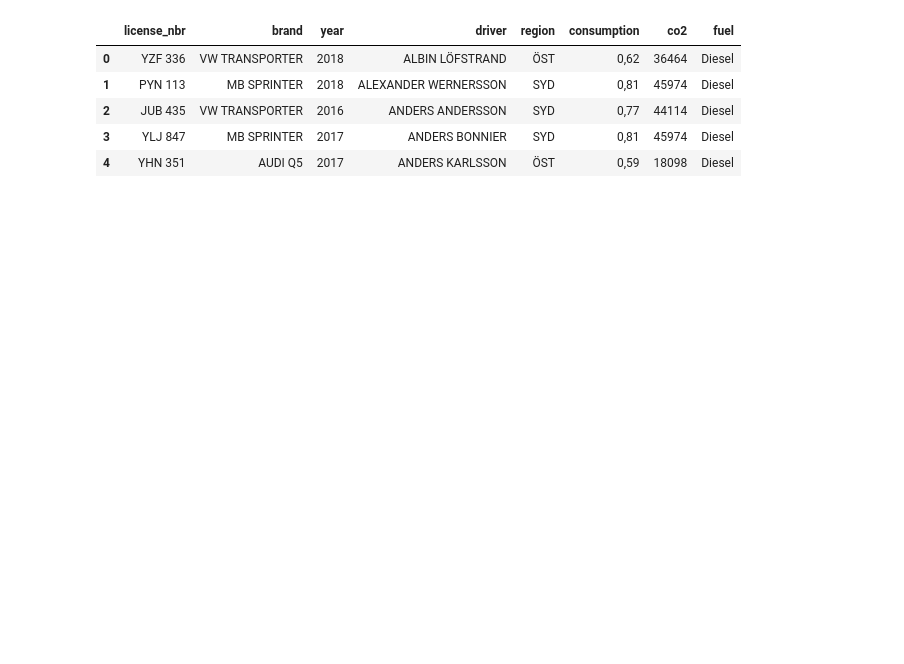
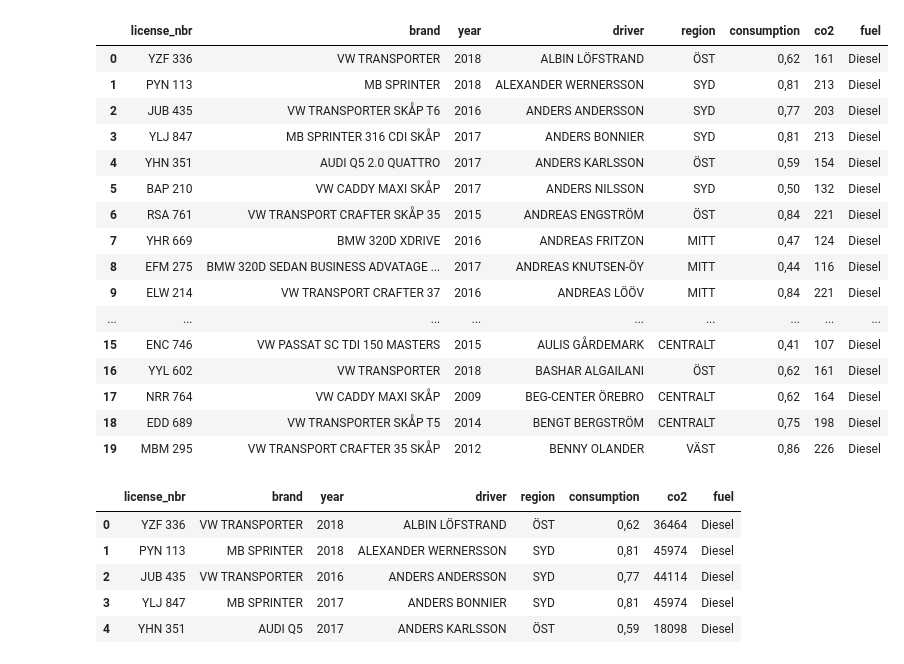
Before and after one commit to schurmann/fiskfl-sk, a Jupyter notebook: isak.ipynb, the cells around one changed output. Cells and saved outputs as stored; diff of their text form; code cells hidden in the pictures; blank space fills up the shorter version.

```diff
--- a/isak.ipynb
+++ b/isak.ipynb
@@ -6,37 +10,57 @@ from math import floor
 # %%
 total_csvs = !ls total_*
 # %%
-def write_excel(df: pd.DataFrame, file_name: str, sheet: str = 'Sheet1'):
+def write_excel(file_name: str, dfs, sheets):
     writer = pd.ExcelWriter(f'{file_name}.xlsx')
-    df.to_excel(writer, sheet)
+    [df.to_excel(writer, sheet) for df, sheet in zip(dfs, sheets)]
     writer.save()
+
 
 def read_csv(file_name: str, **args: dict) -> pd.DataFrame:
     return pd.read_csv(filepath_or_buffer=file_name, **args)
 
 
 def file_name_suffix(name: str) -> str:
     return name[name.rfind('_') + 1:-4]
 
+
 total_names = ['fuel', 'co2']
-df_totals = [(file_name_suffix(name),
-              read_csv(
-                  file_name=name,
-                  encoding='utf-8',
-                  names=total_names,
-                  header=0)) for name in total_csvs]
+df_totals = {
+    file_name_suffix(name): read_csv(
+        file_name=name, encoding='utf-8', names=total_names, header=0)
+    for name in total_csvs
+}
 df_new_co2 = read_csv(
     file_name='fordonspark.csv',
     encoding='utf-8',
     header=0,
     names=['license_nbr', 'co2'])
 df_cars = pd.read_csv(
     'cars.csv',
     encoding='latin1',
     sep=';',
     header=0,
     names=[
         'license_nbr', 'brand', 'year', 'driver', 'region', 'consumption',
         'co2', 'fuel'
     ])
+df_cars.head(20)
+# %% [output]
+|  | license_nbr | brand | year | driver | region | consumption | co2 | fuel |
+| 0 | YZF 336 | VW TRANSPORTER | 2018 | ALBIN LÖFSTRAND | ÖST | 0,62 | 161 | Diesel |
+| 1 | PYN 113 | MB SPRINTER | 2018 | ALEXANDER WERNERSSON | SYD | 0,81 | 213 | Diesel |
+| 2 | JUB 435 | VW TRANSPORTER SKÅP T6 | 2016 | ANDERS ANDERSSON | SYD | 0,77 | 203 | Diesel |
+| 3 | YLJ 847 | MB SPRINTER 316 CDI SKÅP | 2017 | ANDERS BONNIER | SYD | 0,81 | 213 | Diesel |
+| 4 | YHN 351 | AUDI Q5 2.0 QUATTRO | 2017 | ANDERS KARLSSON | ÖST | 0,59 | 154 | Diesel |
+| 5 | BAP 210 | VW CADDY MAXI SKÅP | 2017 | ANDERS NILSSON | SYD | 0,50 | 132 | Diesel |
+| 6 | RSA 761 | VW TRANSPORT CRAFTER SKÅP 35 | 2015 | ANDREAS ENGSTRÖM | ÖST | 0,84 | 221 | Diesel |
+| 7 | YHR 669 | BMW 320D XDRIVE | 2016 | ANDREAS FRITZON | MITT | 0,47 | 124 | Diesel |
+| 8 | EFM 275 | BMW 320D SEDAN BUSINESS ADVATAGE ... | 2017 | ANDREAS KNUTSEN-ÖY | MITT | 0,44 | 116 | Diesel |
+| 9 | ELW 214 | VW TRANSPORT CRAFTER 37 | 2016 | ANDREAS LÖÖV | MITT | 0,84 | 221 | Diesel |
+| ... | ... | ... | ... | ... | ... | ... | ... | ... |
+| 15 | ENC 746 | VW PASSAT SC TDI 150 MASTERS | 2015 | AULIS GÅRDEMARK | CENTRALT | 0,41 | 107 | Diesel |
+| 16 | YYL 602 | VW TRANSPORTER | 2018 | BASHAR ALGAILANI | ÖST | 0,62 | 161 | Diesel |
+| 17 | NRR 764 | VW CADDY MAXI SKÅP | 2009 | BEG-CENTER ÖREBRO | CENTRALT | 0,62 | 164 | Diesel |
+| 18 | EDD 689 | VW TRANSPORTER SKÅP T5 | 2014 | BENGT BERGSTRÖM | CENTRALT | 0,75 | 198 | Diesel |
+| 19 | MBM 295 | VW TRANSPORT CRAFTER 35 SKÅP | 2012 | BENNY OLANDER | VÄST | 0,86 | 226 | Diesel |
 # %%
```
Also changed, not shown: parts of 19 cells of this notebook, 2 other files.
